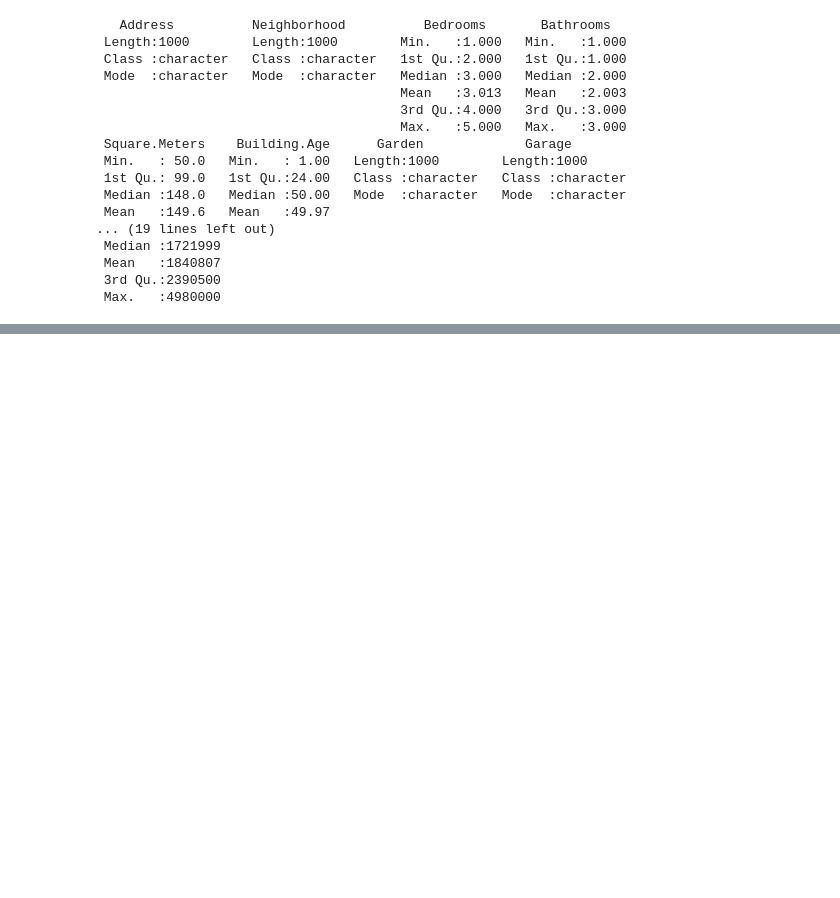
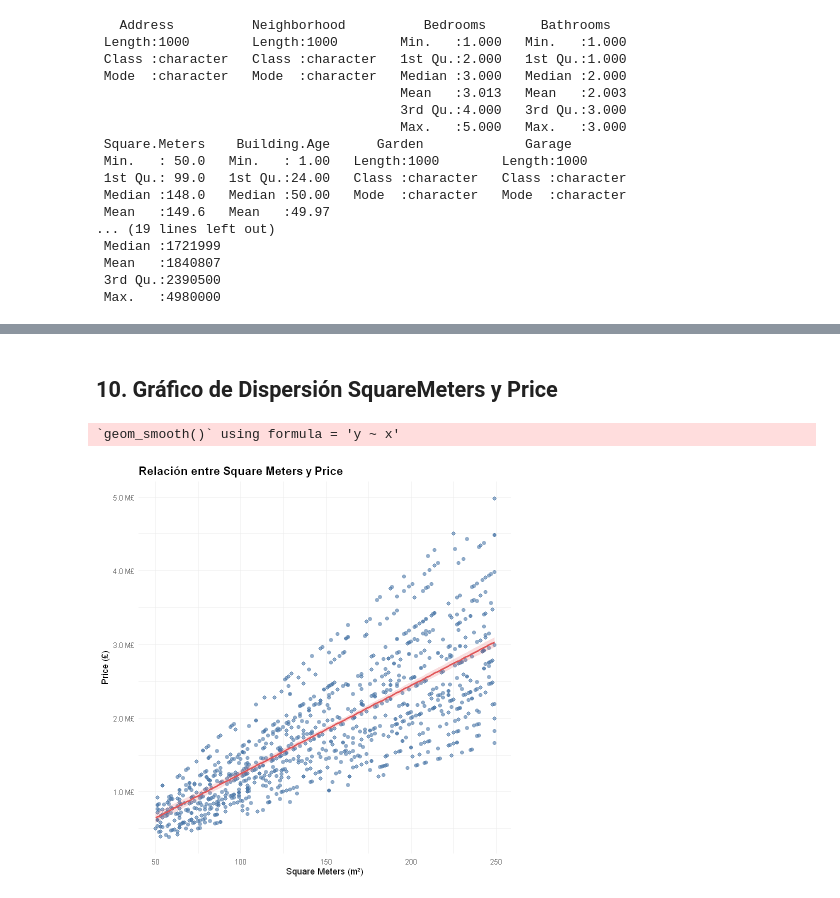
Before and after one commit to carlxngel/entregable-2-Houses-in-london, a Jupyter notebook: Entregable 2 - Houses in London (3).ipynb, the cells around one changed output, grey strips where cells are left out. Saved outputs shown, nothing was run; the diff lists cells and outputs as text; code cells hidden in the pictures; blank space fills up the shorter version.

```diff
--- a/Entregable 2 - Houses in London (3).ipynb
+++ b/Entregable 2 - Houses in London (3).ipynb
@@ -107,0 +430,17 @@ summary(london_houses)
+# %% [markdown]
+## **10. Gráfico de Dispersión SquareMeters y Price**
+# %%
+#10. Genere gráficos de dispersión entre la variable Square Meters y nuestra variable de interés Price. Añada la linea de regresión.
+ggplot(london_houses, aes(x = SquareMeters, y = Price)) +
+    geom_point(alpha = 0.6, color = "#4C78A8", size = 2) +
+    geom_smooth(method = "lm", color = "#E15759", se = TRUE, fill = "#E15759", alpha = 0.2) +
+    labs(title = "Relación entre Square Meters y Price",
+             x = "Square Meters (m²)",
+             y = "Price (£)") +
+    scale_y_continuous(labels = label_number(scale_cut = cut_si("£"), accuracy = 0.1)) +
+    theme_minimal() +
+    theme(plot.title = element_text(face = "bold", size = 14),
+                axis.title = element_text(size = 11))
+# %% [output]
+`geom_smooth()` using formula = 'y ~ x'
+[figure, added]
```
Also changed, not shown: parts of 29 cells of this notebook.
